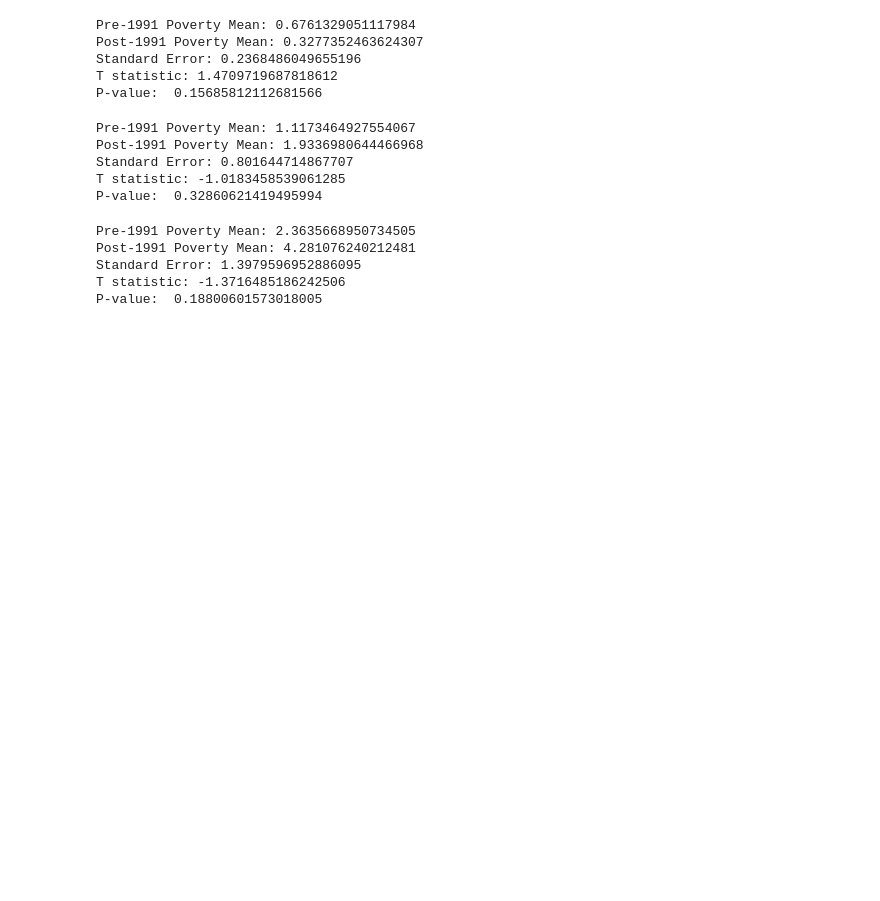
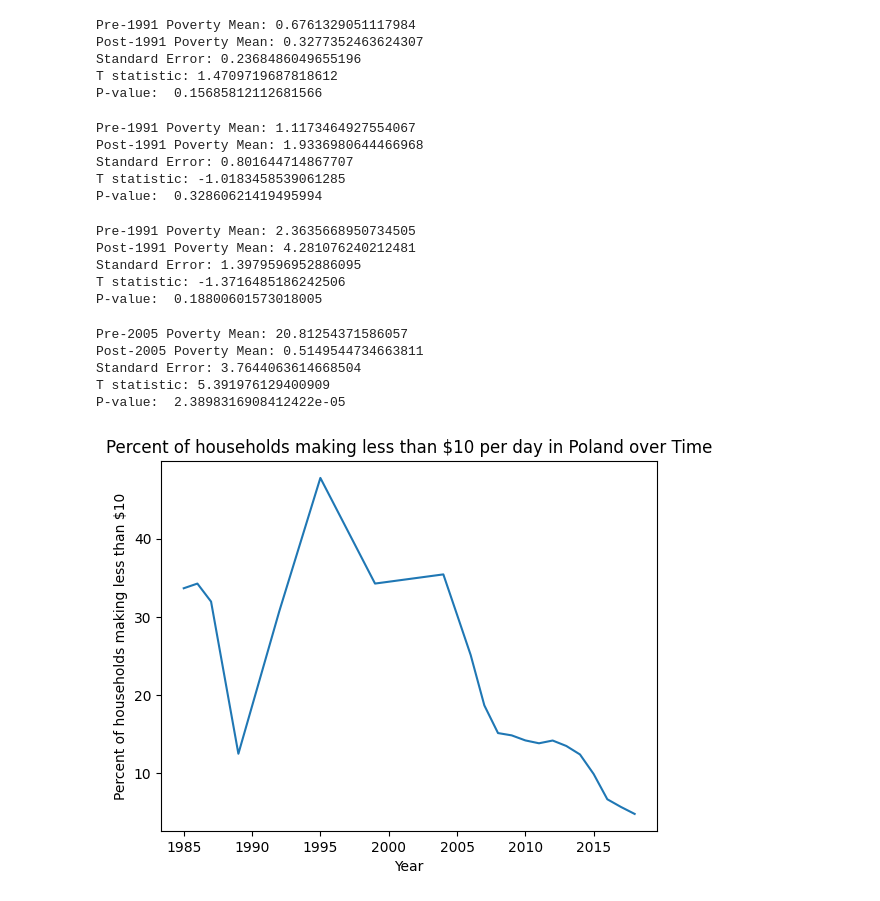
Before and after one commit to Matt-L-053124/FTI-World-Poverty-DSRP, a Jupyter notebook: Matthew_L_World_Poverty_Notebook.ipynb, the cells around one changed output. Saved outputs shown, nothing was run; the diff lists cells and outputs as text; code cells hidden in the pictures; blank space fills up the shorter version.

```diff
--- a/Matthew_L_World_Poverty_Notebook.ipynb
+++ b/Matthew_L_World_Poverty_Notebook.ipynb
@@ -579,3 +572,59 @@ Post-1991 Poverty Mean: 4.281076240212481
 Standard Error: 1.3979596952886095
 T statistic: -1.3716485186242506
 P-value:  0.18800601573018005
+# %%
+#Moldova
+
+pre_05 = mol_sorted[mol_sorted["year"] <= 2005]
+post_05 = mol_sorted[mol_sorted["year"] > 2005]
+
+pre_group = pre_05["headcount_ratio_international_povline"]
+post_group = post_05["headcount_ratio_international_povline"]
+
+xbar1 = pre_group.mean()
+s1 = pre_group.std()
+n1 = len(pre_group)
+
+xbar2 = post_group.mean()
+s2 = post_group.std()
+n2 = len(post_group)
+
+standard_error = math.sqrt((s1**2 / n1) + (s2**2 / n2))
+
+t_stat = (xbar1 - xbar2) / standard_error
+
+print("Pre-2005 Poverty Mean:", xbar1)
+print("Post-2005 Poverty Mean:", xbar2)
+print("Standard Error:", standard_error)
+print("T statistic:", t_stat)
+
+degrees_of_freedom = n1 + n2 - 2
+
+p_val = stats.t.sf(abs(t_stat), df=degrees_of_freedom) * 2
+
+print("P-value: ", p_val)
+# %% [output]
+Pre-2005 Poverty Mean: 20.81254371586057
+Post-2005 Poverty Mean: 0.5149544734663811
+Standard Error: 3.7644063614668504
+T statistic: 5.391976129400909
+P-value:  2.3898316908412422e-05
+# %%
+#Now going to make graphs analyzing household within countries making less than 10 dollars per day
+
+poland_clean = df[(df["country"] == "Poland") & (df["ppp_version"] == 2011) & (df["reporting_level"] == "national") & (df["welfare_type"] == "income")]
+
+poland_sorted = poland_clean.sort_values("year")
+
+x = poland_sorted["year"]
+y = poland_sorted["headcount_ratio_1000"]
+
+plt.plot(x,y)
+
+plt.title("Percent of households making less than $10 per day in Poland over Time")
+plt.xlabel("Year")
+plt.ylabel("Percent of households making less than $10")
+
+plt.show()
+# %% [output]
+[figure, added]
```
Also changed, not shown: parts of 5 cells of this notebook.
